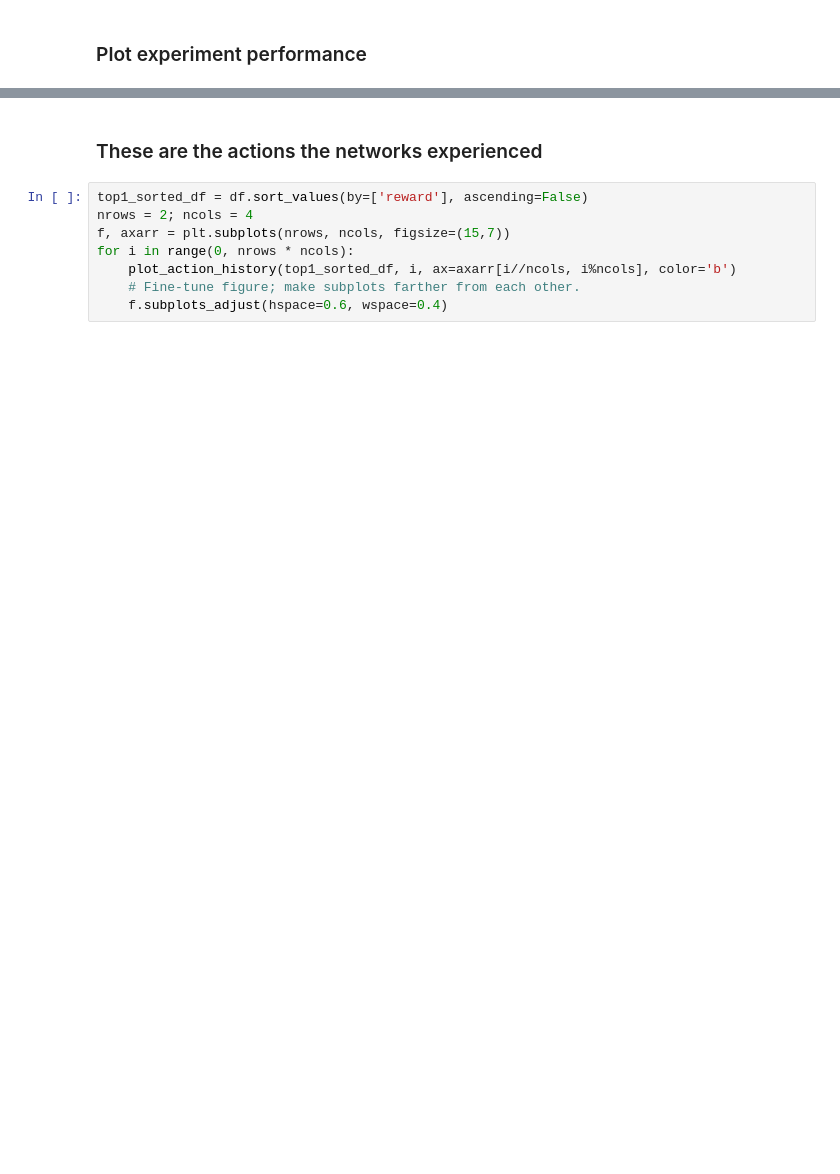
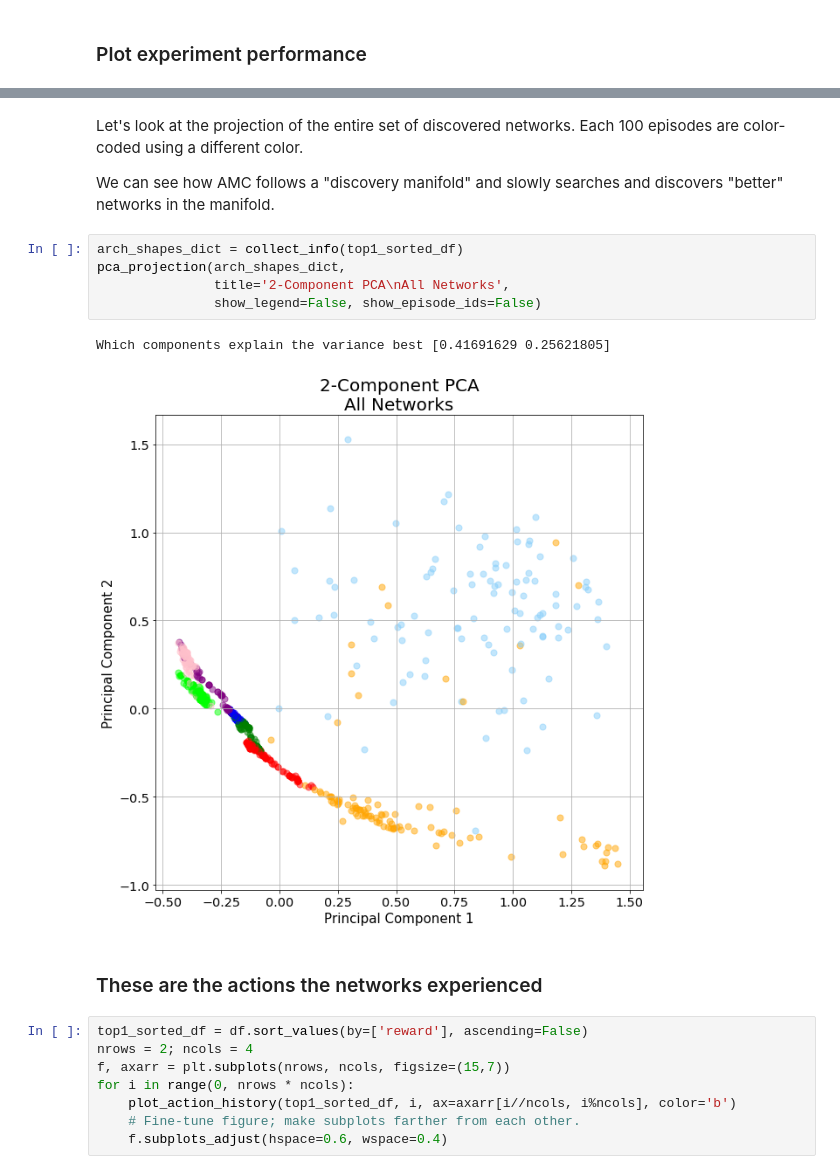
Before and after one commit to IntelLabs/distiller, a Jupyter notebook: examples/auto_compression/amc/jupyter/amc_worksheet.ipynb, the cells around one changed output, grey strips where cells are left out. Drawn from its saved outputs; the diff is of its cells as text; blank space fills up the shorter version.

```diff
--- a/examples/auto_compression/amc/jupyter/amc_worksheet.ipynb
+++ b/examples/auto_compression/amc/jupyter/amc_worksheet.ipynb
@@ -584,3 +207,15 @@ for i in range(0, nrows * ncols):
+# %% [markdown]
+Let's look at the projection of the entire set of discovered networks.  Each 100 episodes are color-coded using a different color.
+
+We can see how AMC follows a "discovery manifold" and slowly searches and discovers "better" networks in the manifold.
+# %%
+arch_shapes_dict = collect_info(top1_sorted_df)
+pca_projection(arch_shapes_dict,
+               title='2-Component PCA\nAll Networks',
+               show_legend=False, show_episode_ids=False)
+# %% [output]
+Which components explain the variance best [0.41691629 0.25621805]
+[figure, added]
 # %% [markdown]
 ### These are the actions the networks experienced
 # %%
```
Also changed, not shown: parts of 24 cells of this notebook, 2 other files.
